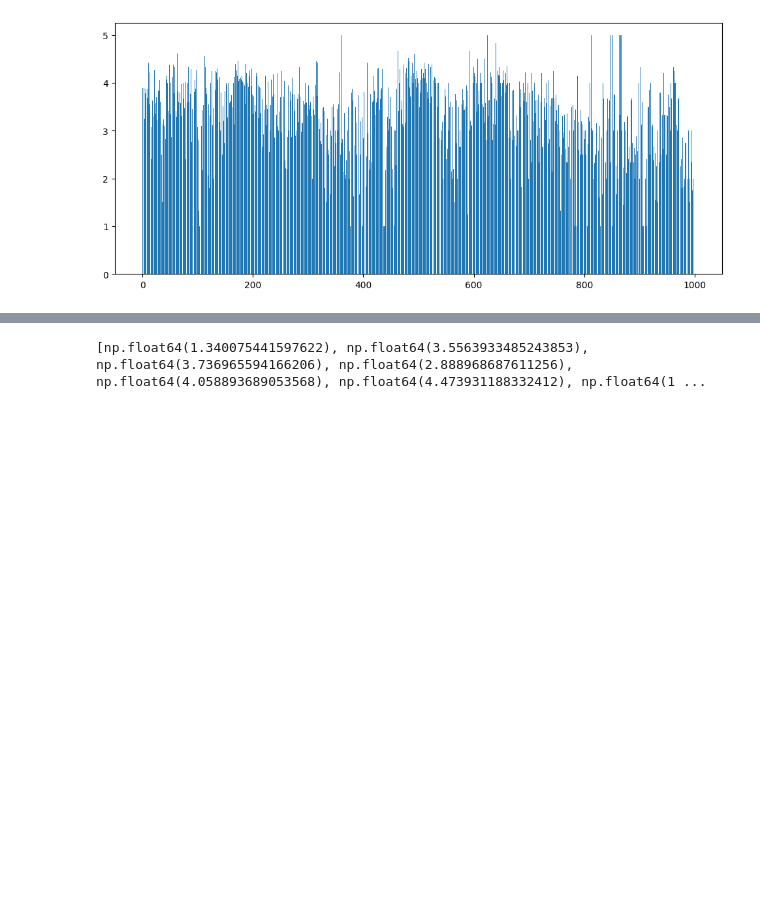
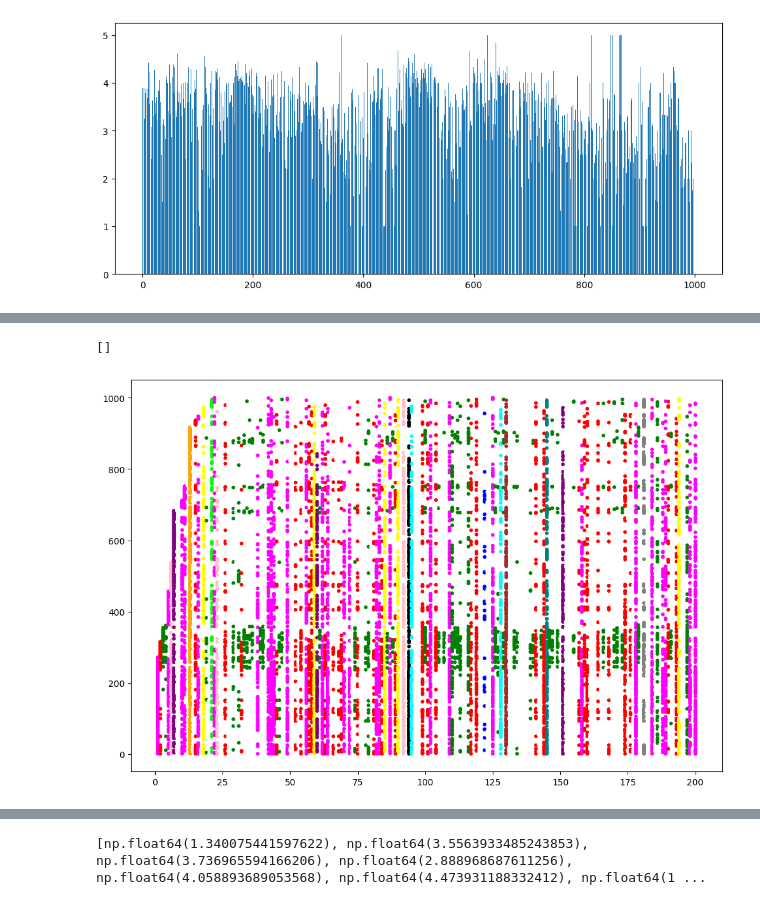
Before and after one commit to rileywong311/CSEN-169-Projects, a Jupyter notebook: recommendations/analytics.ipynb, the cells around one changed output, grey strips where cells are left out. Cells and saved outputs as stored; diff of their text form; code cells hidden in the pictures; blank space fills up the shorter version.

```diff
--- a/recommendations/analytics.ipynb
+++ b/recommendations/analytics.ipynb
@@ -27,0 +57,20 @@ plt.plot()
+# %%
+kmeans = KMeans(n_clusters=15)
+kmeans.fit(matrix)
+colors = [
+    "blue", "green", "red", "cyan", "magenta",
+    "yellow", "black", "white", "orange", "purple",
+    "pink", "brown", "gray", "lime", "teal"
+]
+
+plt.figure(figsize=(12, 8))
+for i, user in enumerate(data):
+  x = [user] * len(data[user])
+  y = list(data[user].keys())
+  mycolors = [colors[kmeans.labels_[i]]] * len(data[user])
+  assert len(x) == len(y)
+  plt.scatter(x, y, s=10, c=mycolors)
+plt.plot()
+# %% [output]
+[]
+[figure, added]
```
Also changed, not shown: parts of 19 cells of this notebook, 4 other files.
